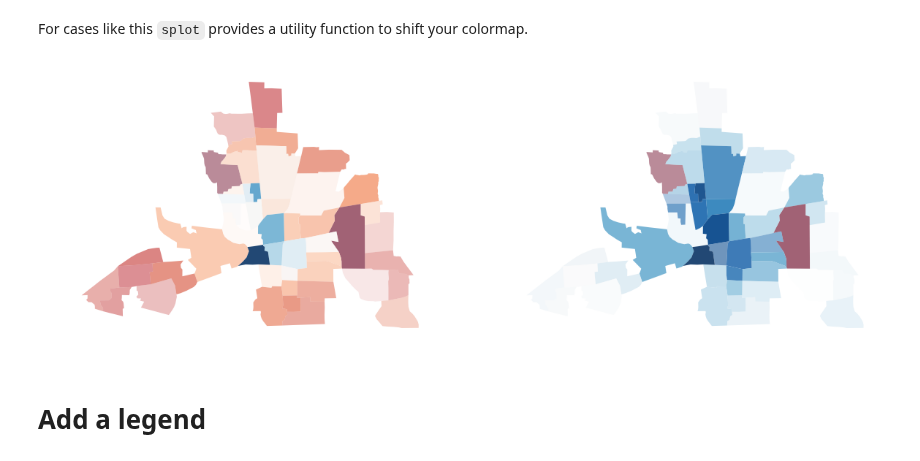
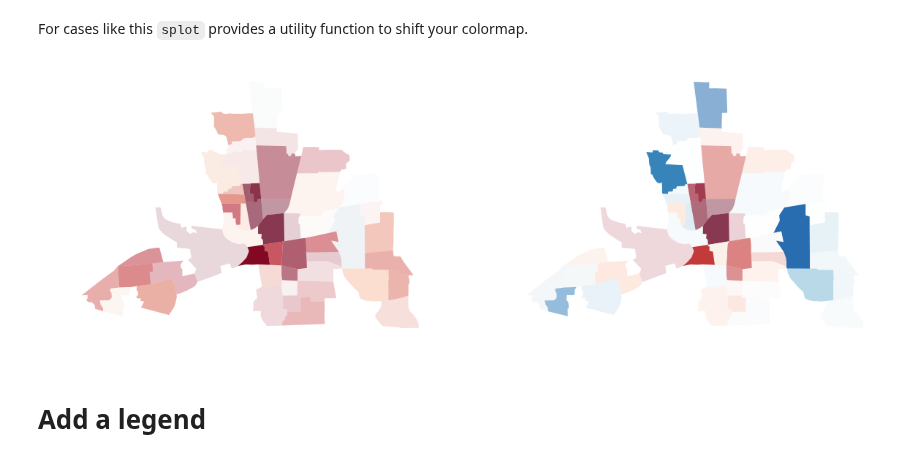
Before and after one commit to pysal/splot, a Jupyter notebook: notebooks/mapping_vba.ipynb, the cells around one changed output. Cells and saved outputs as stored; diff of their text form; code cells hidden in the pictures.

```diff
--- a/notebooks/mapping_vba.ipynb
+++ b/notebooks/mapping_vba.ipynb
@@ -173,17 +173,17 @@ mid02 = shift_colormap('RdBu', midpoint=0.2)
 # %%
 # create new figure
 fig, axs = plt.subplots(1,2, figsize=(20,10))
 
 # vba_choropleth with cmap mid08
-vba_choropleth(y, x, gdf, cmap=mid08, ax=axs[0], divergent=True)
+vba_choropleth(x, y, gdf, cmap=mid08, ax=axs[0], divergent=True)
 
 # vba_choropleth with cmap mid02
-vba_choropleth(y, x, gdf, cmap=mid02, ax=axs[1], divergent=True)
+vba_choropleth(x, y, gdf, cmap=mid02, ax=axs[1], divergent=True)
 
 # plot
 plt.show()
 # %% [output]
-[figure, old version]
+[figure, new version]
 # %% [markdown]
 # Add a legend
 # %% [markdown]
```
Also changed, not shown: parts of 3 cells of this notebook.
